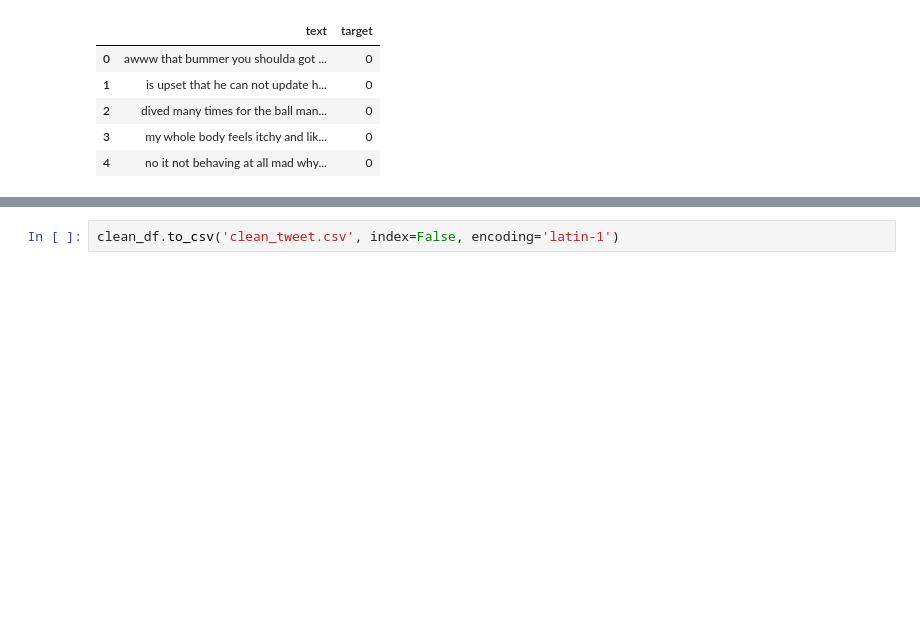
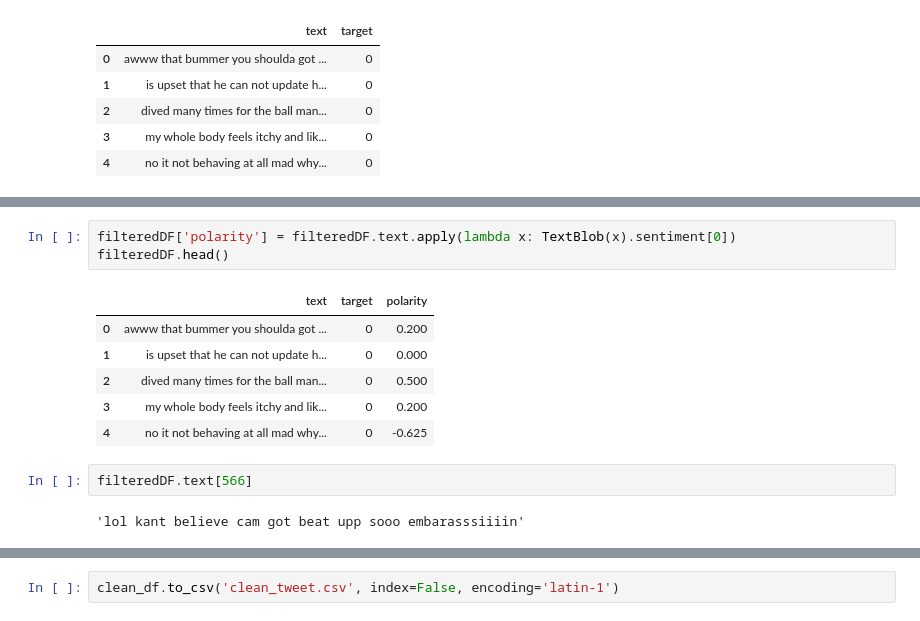
Before and after one commit to Finesomtoe/sentimentanalysis, a Jupyter notebook: MainProject/Twitter Sentiment Analysis.ipynb, the cells around one changed output, grey strips where cells are left out. Cells and saved outputs as stored; diff of their text form; blank space fills up the shorter version.

```diff
--- a/MainProject/Twitter Sentiment Analysis.ipynb
+++ b/MainProject/Twitter Sentiment Analysis.ipynb
@@ -344,0 +419,14 @@ print(negative_tweets.text[:10])
+# %%
+filteredDF['polarity'] = filteredDF.text.apply(lambda x: TextBlob(x).sentiment[0])
+filteredDF.head()
+# %% [output]
+|  | text | target | polarity |
+| 0 | awww that bummer you shoulda got ... | 0 | 0.200 |
+| 1 | is upset that he can not update h... | 0 | 0.000 |
+| 2 | dived many times for the ball man... | 0 | 0.500 |
+| 3 | my whole body feels itchy and lik... | 0 | 0.200 |
+| 4 | no it not behaving at all mad why... | 0 | -0.625 |
+# %%
+filteredDF.text[566]
+# %% [output]
+'lol kant believe cam got beat upp sooo embarasssiiiin'
```
Also changed, not shown: parts of 15 cells of this notebook, 4 other files.
